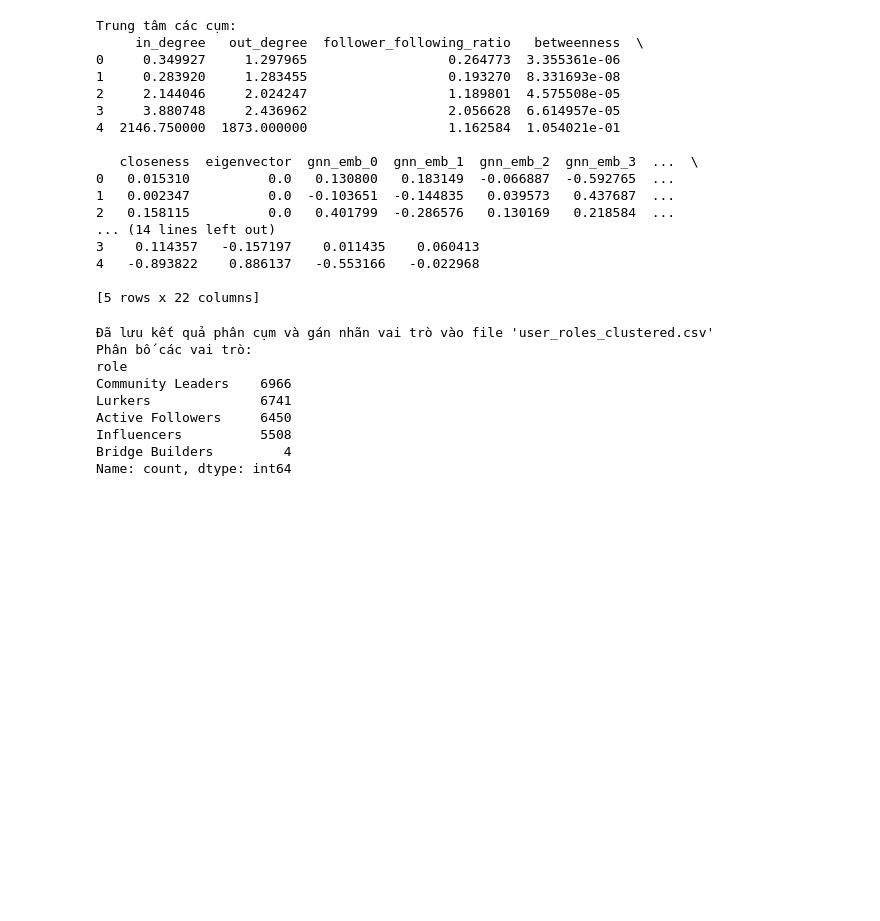
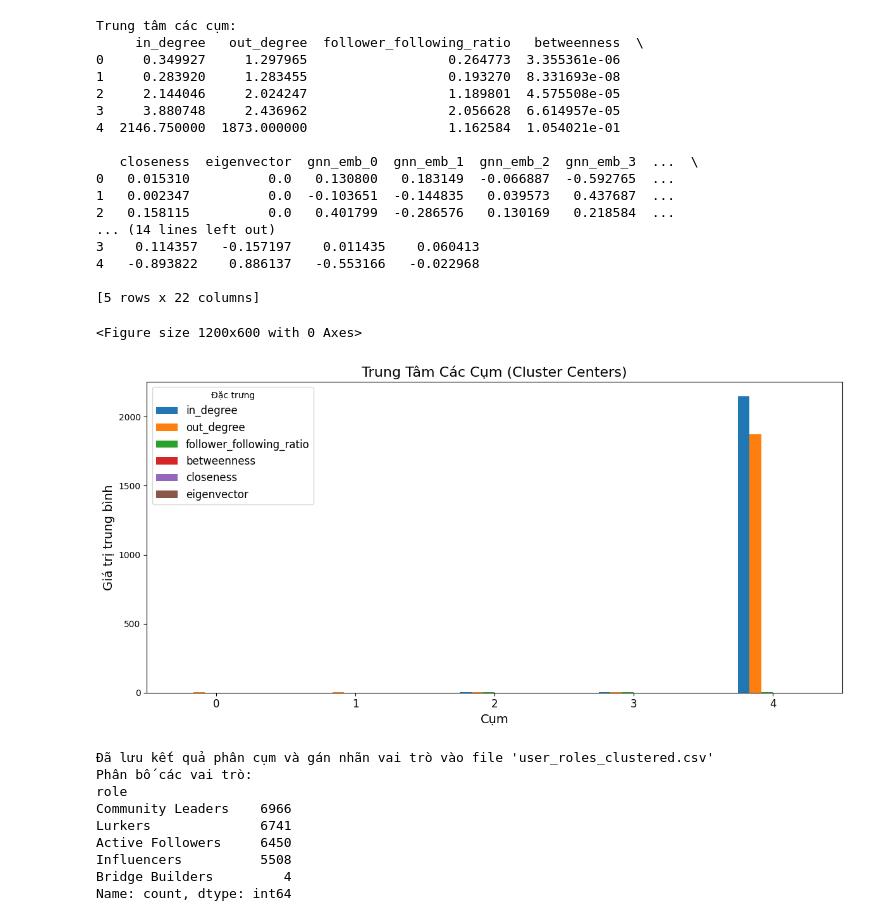
Before and after one commit to thanhtung12356/AnalyseRoleUserOnTweet, a Jupyter notebook: clustering.ipynb, the cells around one changed output. Drawn from its saved outputs; the diff is of its cells as text; code cells hidden in the pictures; blank space fills up the shorter version.

```diff
--- a/clustering.ipynb
+++ b/clustering.ipynb
@@ -100,6 +135,24 @@ Trung tâm các cụm:
 4   -0.893822    0.886137   -0.553166   -0.022968
 
 [5 rows x 22 columns]
+# %%
+center_label = pd.DataFrame(centers_df.iloc[:, :6])
+plt.figure(figsize=(12, 6))
+center_label.plot(kind="bar", figsize=(12, 6))
+
+# Đặt tiêu đề và nhãn
+plt.title("Trung Tâm Các Cụm (Cluster Centers)", fontsize=16)
+plt.xlabel("Cụm", fontsize=14)
+plt.ylabel("Giá trị trung bình", fontsize=14)
+plt.xticks(rotation=0, fontsize=12)  # Hiển thị tên cụm
+plt.legend(title="Đặc trưng", fontsize=12)
+plt.tight_layout()
+
+# Hiển thị biểu đồ
+plt.show()
+# %% [output]
+<Figure size 1200x600 with 0 Axes>
+[figure, added]
 # %%
 role_map = {
     0: 'Influencers',       # Ví dụ: cụm có tỷ lệ follower/following cao, betweenness cao
```
Also changed, not shown: parts of 4 cells of this notebook, 12 other files.
